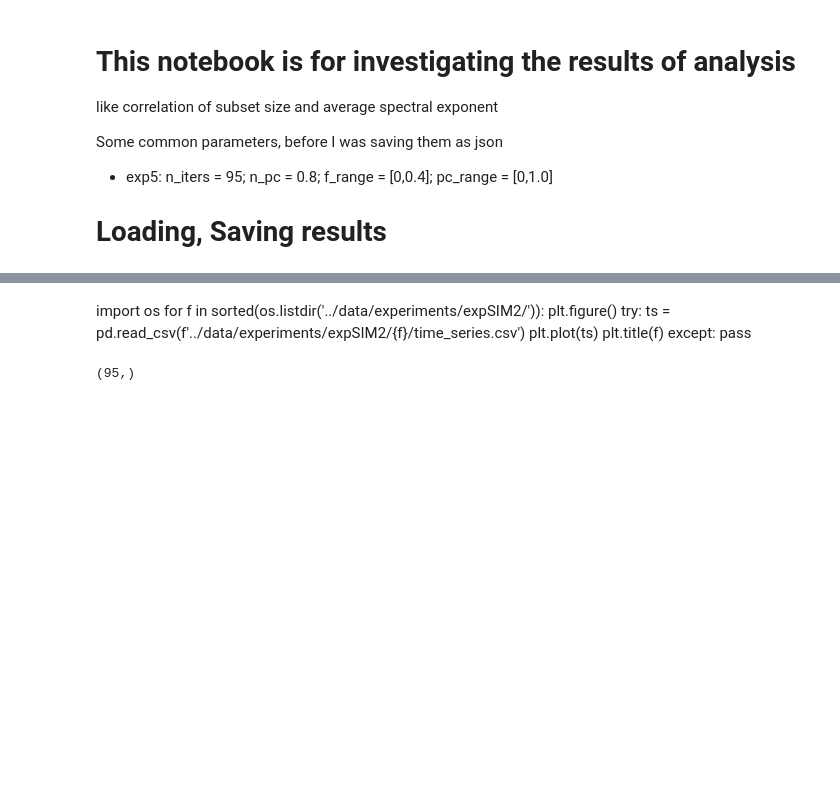
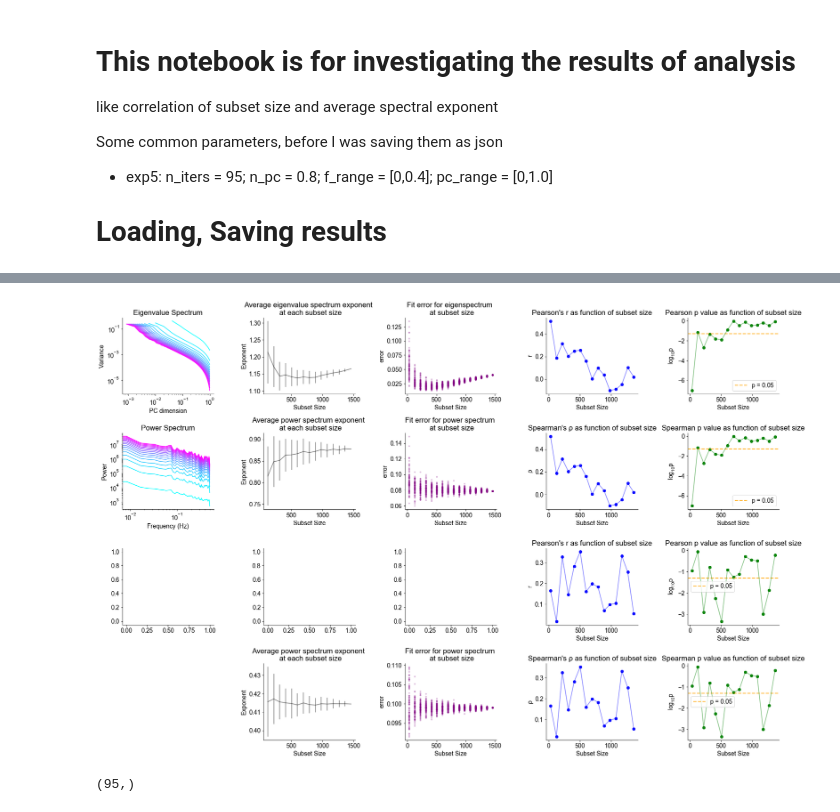
Before and after one commit to voytekresearch/galaxybrain, a Jupyter notebook: notebooks/explorative_analysis_plotting.ipynb, the cells around one changed output, grey strips where cells are left out. Saved outputs shown, nothing was run; the diff lists cells and outputs as text; code cells hidden in the pictures; blank space fills up the shorter version.

```diff
--- a/notebooks/explorative_analysis_plotting.ipynb
+++ b/notebooks/explorative_analysis_plotting.ipynb
@@ -29,3 +40,7 @@ Some common parameters, before I was saving them as json
+# %%
+plot_utils.plot_all_measures(nosum['krebs']['all']['data'])
+# %% [output]
+[figure, added]
 # %%
 _=load_and_plot('../data/experiments/expSIM2', type_='sim', plot='../fig/ising')
 # %%
@@ -33,13 +48,3 @@ _data=load_and_plot('../data/experiments/expTIMESLOPE',mice=['krebs'], type_='mo
 data = _data['krebs'][3] # 'all' index
 # %%
 nd=load_and_plot('../data/experiments/NOISESIM', type_='noise', plot='../fig/noise')
-# %% [markdown]
-import os
-for f in sorted(os.listdir('../data/experiments/expSIM2/')):
-    plt.figure()
-    try:
-        ts = pd.read_csv(f'../data/experiments/expSIM2/{f}/time_series.csv')
-        plt.plot(ts)
-        plt.title(f)
-    except:
-        pass
```
Also changed, not shown: parts of 4 cells of this notebook, 6 other files.
